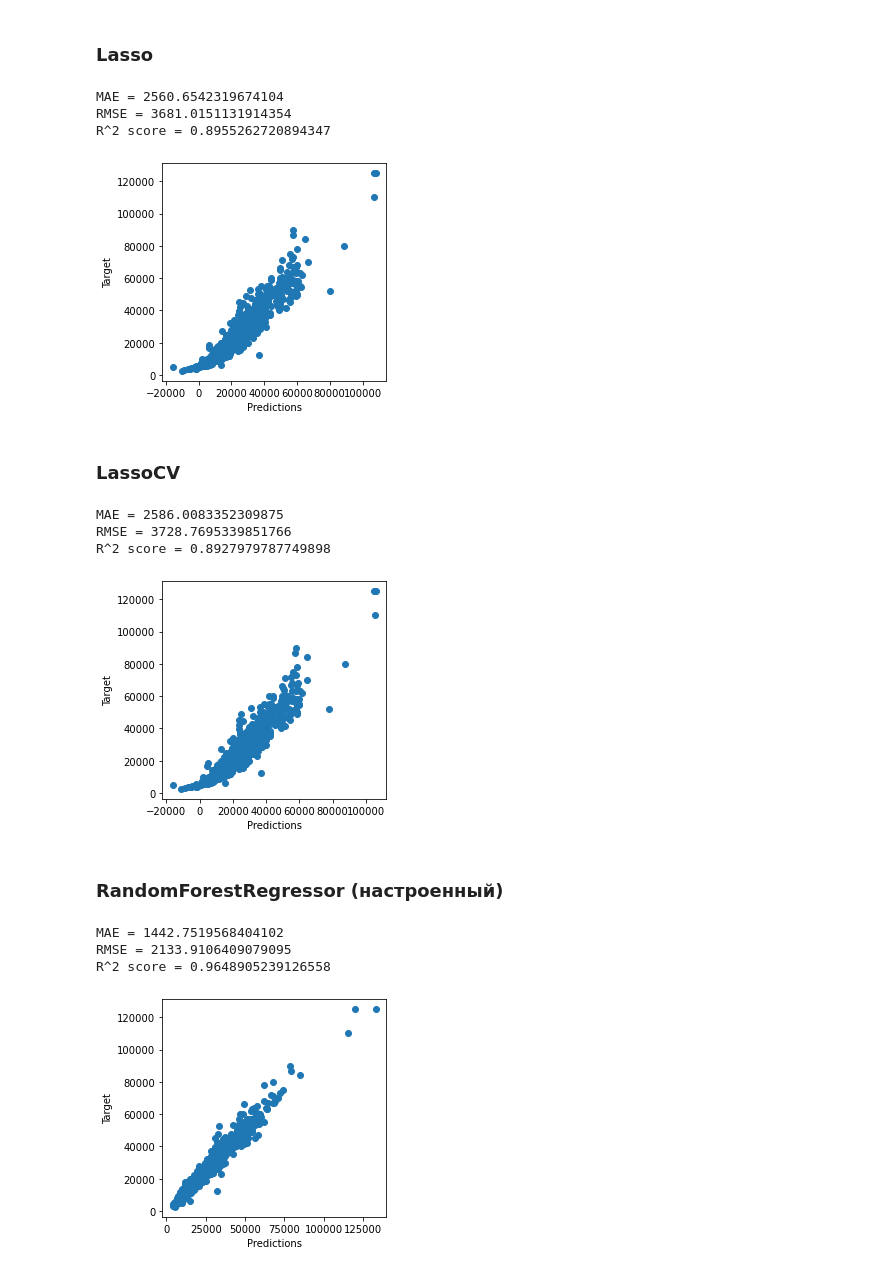
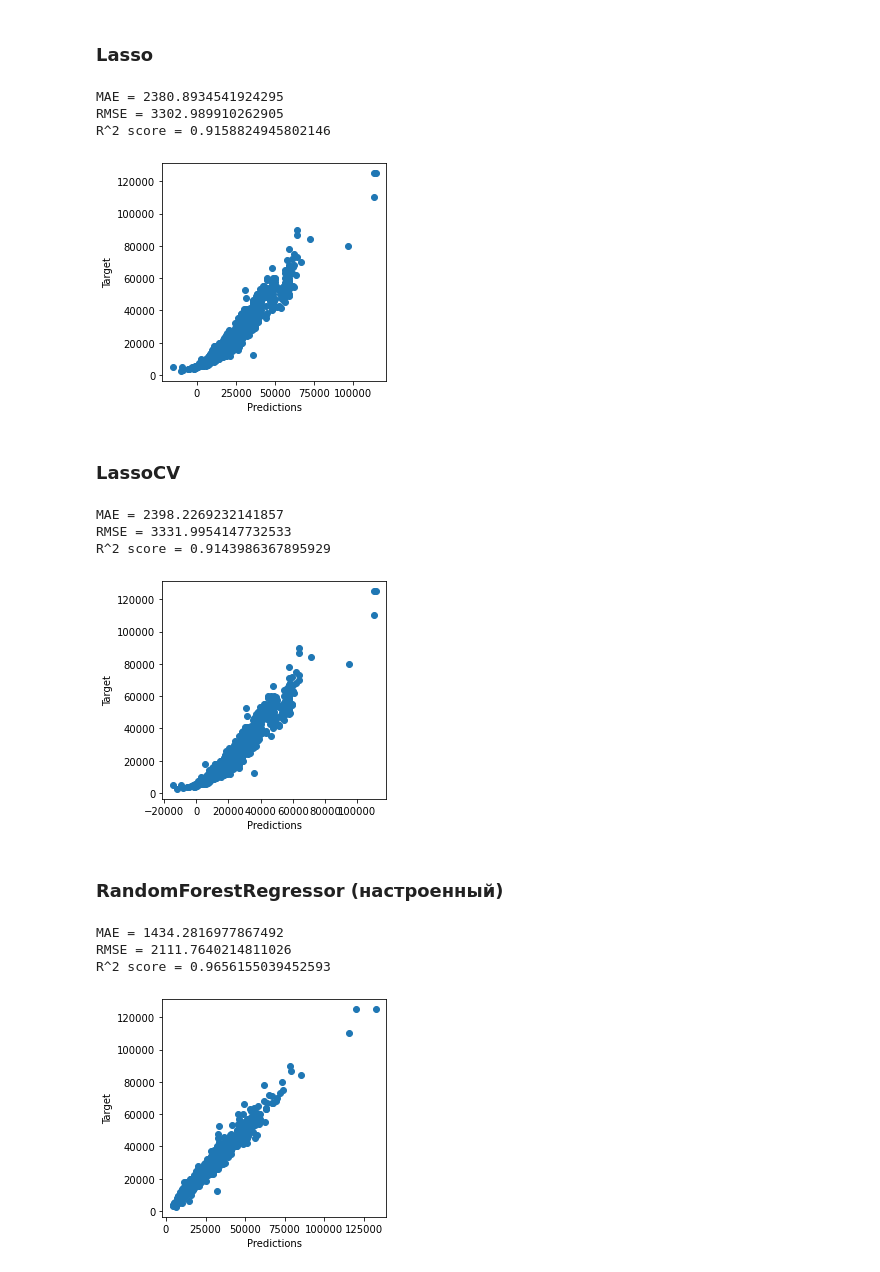
Before and after one commit to elmanelman/data-mining-class, a Jupyter notebook: lab3_task.ipynb, the cells around one changed output. Drawn from its saved outputs; the diff is of its cells as text; code cells hidden in the pictures.

```diff
--- a/lab3_task.ipynb
+++ b/lab3_task.ipynb
@@ -72,6 +77,6 @@ auto_data.describe()
 # %% [markdown]
 ### Кодирование нечисловых признаков
 # %%
-auto_data_enc = pd.get_dummies(auto_data, columns=["model", "transmission", "fuelType"])
+auto_data_enc = pd.get_dummies(auto_data, columns=["model", "transmission", "fuelType", "engineSize"])
 auto_data_enc.head()
 # %% [output]
@@ -113,7 +118,8 @@ from sklearn.preprocessing import StandardScaler
 
 std_scaler = StandardScaler()
 transformer = ColumnTransformer([
-        ("std", StandardScaler(), ["mileage", "tax", "mpg", "year", "engineSize"])
+#         ("std", StandardScaler(), ["mileage", "tax", "mpg", "year", "engineSize"])
+        ("std", StandardScaler(), ["mileage", "tax", "mpg", "year"])
     ], remainder="passthrough")
 
 X_train = transformer.fit_transform(X_train)
@@ -192,10 +198,10 @@ lasso_predictions = lasso.predict(X_test)
 
 regression_report(lasso_predictions)
 # %% [output]
-MAE = 2560.6542319674104
-RMSE = 3681.0151131914354
-R^2 score = 0.8955262720894347
+MAE = 2380.8934541924295
+RMSE = 3302.989910262905
+R^2 score = 0.9158824945802146
-[figure, old version]
+[figure, new version]
 # %% [markdown]
 ### LassoCV
 # %%
@@ -207,28 +213,28 @@ lasso_cv_predictions = lasso_cv.predict(X_test)
 
 regression_report(lasso_cv_predictions)
 # %% [output]
-MAE = 2586.0083352309875
-RMSE = 3728.7695339851766
-R^2 score = 0.8927979787749898
+MAE = 2398.2269232141857
+RMSE = 3331.9954147732533
+R^2 score = 0.9143986367895929
-[figure, old version]
+[figure, new version]
 # %% [markdown]
 ### RandomForestRegressor (настроенный)
 # %%
 from sklearn.ensemble import RandomForestRegressor
 
 rf = RandomForestRegressor(
     n_jobs=-1,
     random_state=10,
     n_estimators=1300,
-    max_features=17,
+    max_features=18,
     criterion="mae",
 )
 rf.fit(X_train, Y_train)
 rf_predictions = rf.predict(X_test)
 
 regression_report(rf_predictions)
 # %% [output]
-MAE = 1442.7519568404102
-RMSE = 2133.9106409079095
-R^2 score = 0.9648905239126558
+MAE = 1434.2816977867492
+RMSE = 2111.7640214811026
+R^2 score = 0.9656155039452593
-[figure, old version]
+[figure, new version]
```
Also changed, not shown: parts of 6 cells of this notebook.
